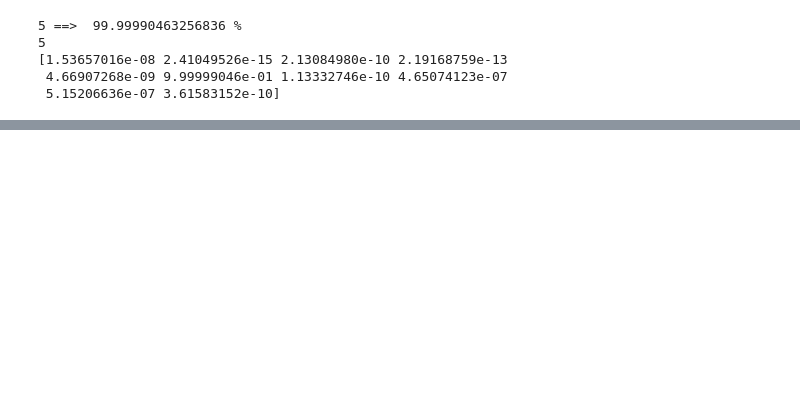
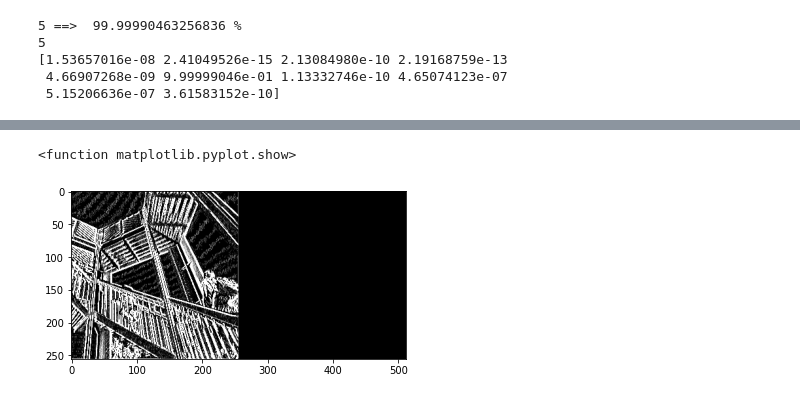
Before and after one commit to mehash32/AI, a Jupyter notebook: Machine_Learning_Foundations_pynb.ipynb, the cells around one changed output, grey strips where cells are left out. Cells and saved outputs as stored; diff of their text form; code cells hidden in the pictures; blank space fills up the shorter version.

```diff
--- a/Machine_Learning_Foundations_pynb.ipynb
+++ b/Machine_Learning_Foundations_pynb.ipynb
@@ -235,0 +234,5 @@ print(classifications[test_image_index])
+# %%
+import numpy as np
+
+i_transformed = np.copy(i)
+i_transformed
@@ -235,0 +247,3 @@ print(classifications[test_image_index])
+# %%
+size_x = i_transformed.shape[0]
+size_x
@@ -235,0 +252,3 @@ print(classifications[test_image_index])
+# %%
+size_y = i_transformed.shape[1]
+size_y
@@ -235,0 +321,19 @@ print(classifications[test_image_index])
+# %%
+new_x = int(size_x/2)
+new_y = int(size_y)
+newImage = np.zeros((new_x, new_y))
+for x in range(0, size_x, 2):
+  for y in range(0, size_y, 2):
+    pixels = []
+    pixels.append(i_transformed[x, y])
+    pixels.append(i_transformed[x+1, y])
+    pixels.append(i_transformed[x, y+1])
+    pixels.append(i_transformed[x+1, y+1])
+    pixels.sort(reverse=True)
+    newImage[int(x/2), int(y/2)] = pixels[0]
+f, axarr = plt.subplots(1,1)
+plt.imshow(newImage)
+plt.show
+# %% [output]
+<function matplotlib.pyplot.show>
+[figure, added]
```
Also changed, not shown: parts of 12 cells of this notebook.
